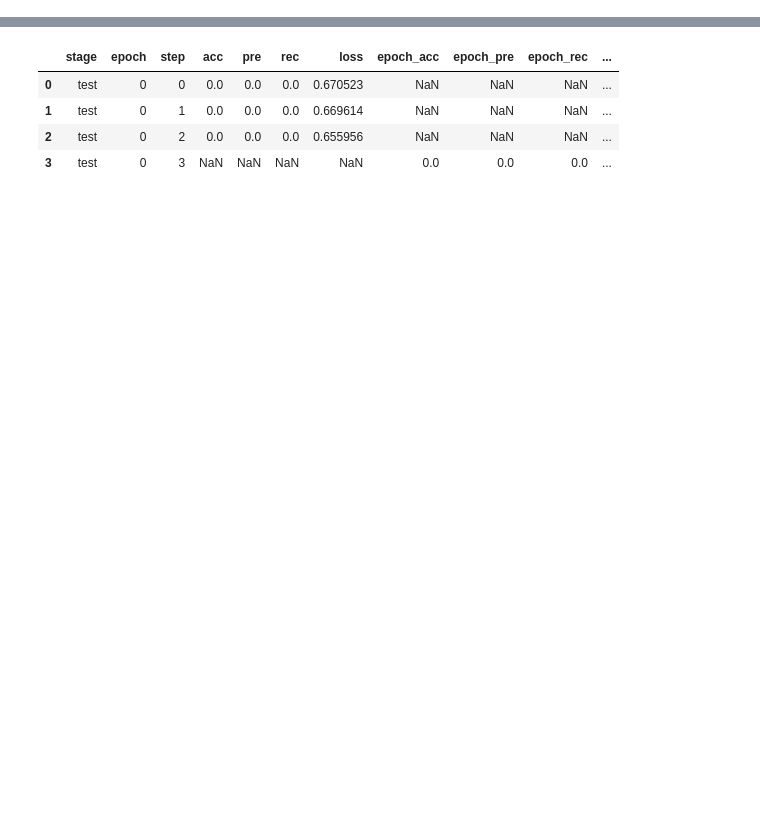
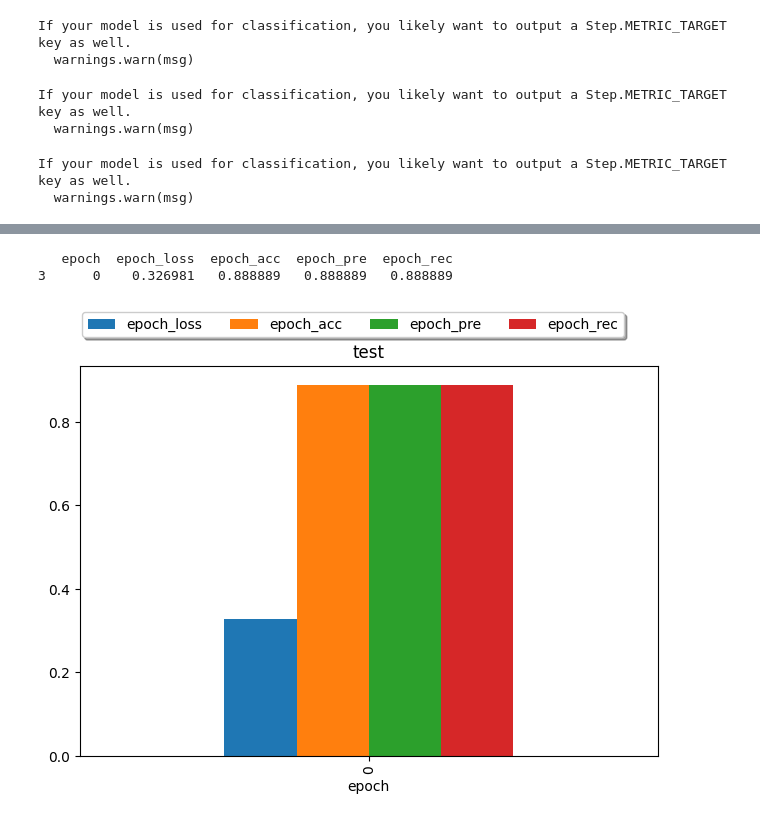
Before and after one commit to peacefulotter/pyroml, a Jupyter notebook: notebooks/iris.ipynb, the cells around one changed output, grey strips where cells are left out. Saved outputs shown, nothing was run; the diff lists cells and outputs as text; code cells hidden in the pictures; blank space fills up the shorter version.

```diff
--- a/notebooks/iris.ipynb
+++ b/notebooks/iris.ipynb
@@ -125,10 +111,14 @@ NotImplementedError: This method is not implemented yet
 # %%
 te_metrics = trainer.test(model, te_ds)
-te_metrics.records
+te_metrics.plot(epoch=True, kind="bar")
 # %% [output]
+If your model is used for classification, you likely want to output a Step.METRIC_TARGET key as well.
+  warnings.warn(msg)
+If your model is used for classification, you likely want to output a Step.METRIC_TARGET key as well.
+  warnings.warn(msg)
+If your model is used for classification, you likely want to output a Step.METRIC_TARGET key as well.
+  warnings.warn(msg)
 [interactive output not drawn]
-|  | stage | epoch | step | acc | pre | rec | loss | epoch_acc | epoch_pre | epoch_rec | ... |
-| 0 | test | 0 | 0 | 0.0 | 0.0 | 0.0 | 0.670523 | NaN | NaN | NaN | ... |
-| 1 | test | 0 | 1 | 0.0 | 0.0 | 0.0 | 0.669614 | NaN | NaN | NaN | ... |
-| 2 | test | 0 | 2 | 0.0 | 0.0 | 0.0 | 0.655956 | NaN | NaN | NaN | ... |
-| 3 | test | 0 | 3 | NaN | NaN | NaN | NaN | 0.0 | 0.0 | 0.0 | ... |
+   epoch  epoch_loss  epoch_acc  epoch_pre  epoch_rec
+3      0    0.326981   0.888889   0.888889   0.888889
+[figure, added]
```
Also changed, not shown: parts of 5 cells of this notebook, 7 other files.
